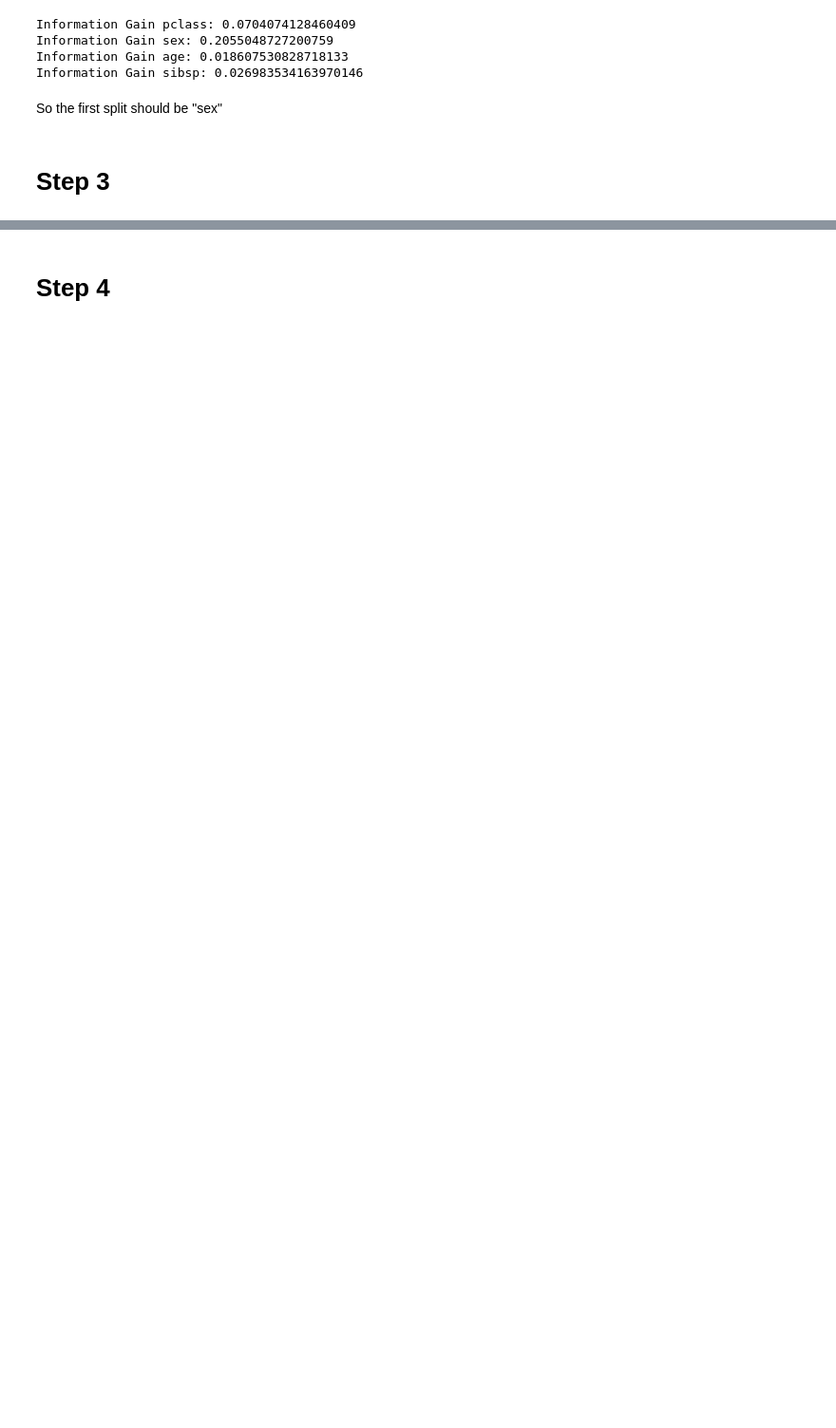
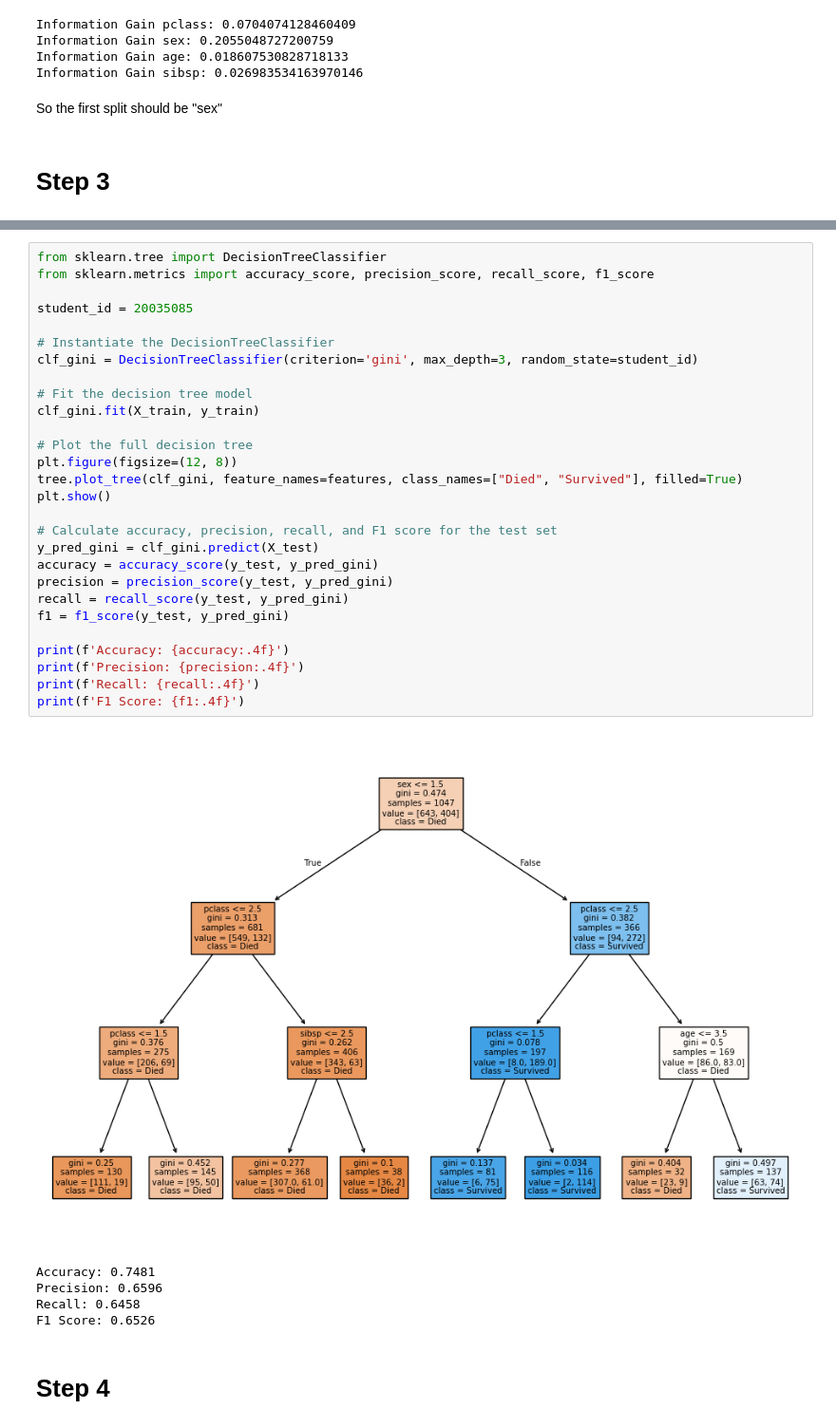
Before and after one commit to hogan-tech/SIT, a Jupyter notebook: AppliedMachineLearning/HW3/HW3.ipynb, the cells around one changed output, grey strips where cells are left out. Shown at 95% size. Saved outputs shown, nothing was run; the diff lists cells and outputs as text; blank space fills up the shorter version.

```diff
--- a/AppliedMachineLearning/HW3/HW3.ipynb
+++ b/AppliedMachineLearning/HW3/HW3.ipynb
@@ -204,3 +203,37 @@ Training-set accuracy score: 0.7918
+# %%
+from sklearn.tree import DecisionTreeClassifier
+from sklearn.metrics import accuracy_score, precision_score, recall_score, f1_score
+
+student_id = 20035085
+
+# Instantiate the DecisionTreeClassifier
+clf_gini = DecisionTreeClassifier(criterion='gini', max_depth=3, random_state=student_id)
+
+# Fit the decision tree model
+clf_gini.fit(X_train, y_train)
+
+# Plot the full decision tree
+plt.figure(figsize=(12, 8))
+tree.plot_tree(clf_gini, feature_names=features, class_names=["Died", "Survived"], filled=True)
+plt.show()
+
+# Calculate accuracy, precision, recall, and F1 score for the test set
+y_pred_gini = clf_gini.predict(X_test)
+accuracy = accuracy_score(y_test, y_pred_gini)
+precision = precision_score(y_test, y_pred_gini)
+recall = recall_score(y_test, y_pred_gini)
+f1 = f1_score(y_test, y_pred_gini)
+
+print(f'Accuracy: {accuracy:.4f}')
+print(f'Precision: {precision:.4f}')
+print(f'Recall: {recall:.4f}')
+print(f'F1 Score: {f1:.4f}')
+# %% [output]
+[figure, added]
+Accuracy: 0.7481
+Precision: 0.6596
+Recall: 0.6458
+F1 Score: 0.6526
 # %% [markdown]
 # Step 4
 # %%
```
Also changed, not shown: parts of 11 cells of this notebook, 2 other files.
